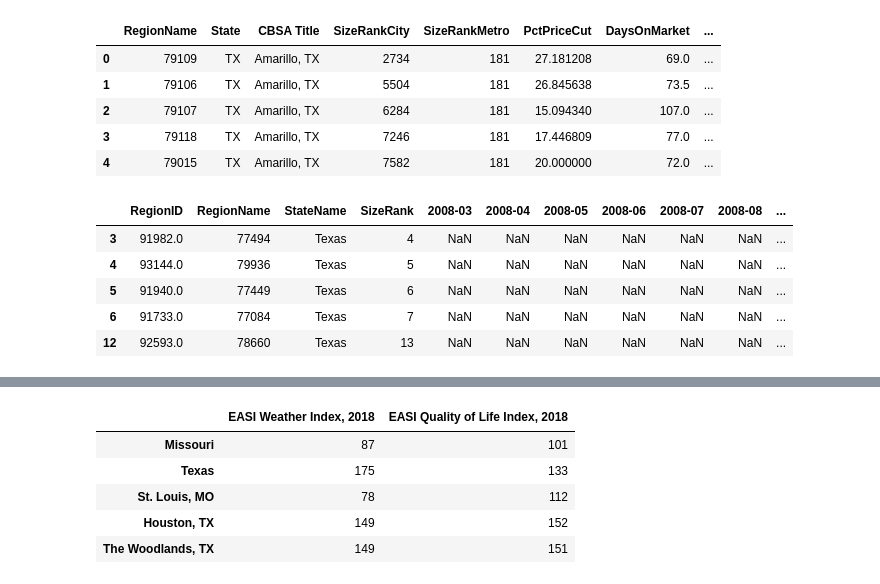
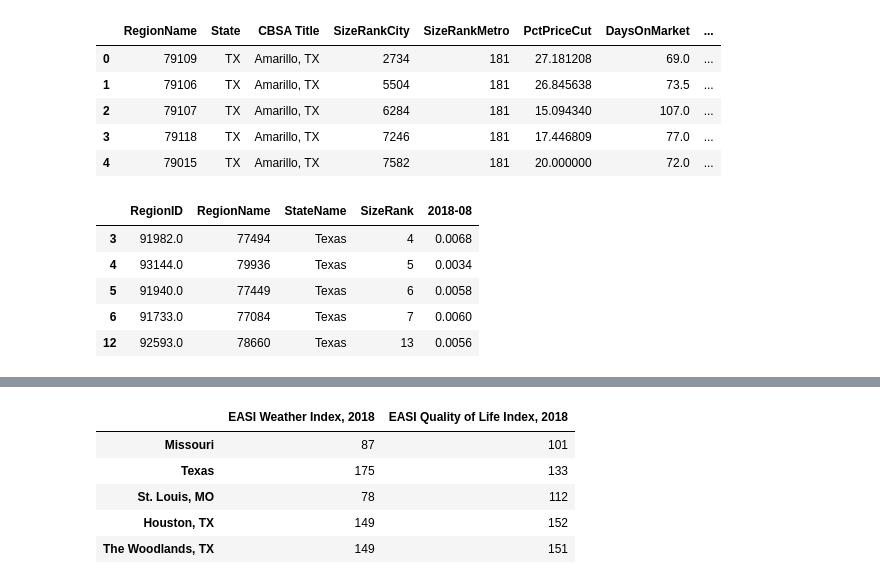
Before and after one commit to jmeisele/Kaggle, a Jupyter notebook: MarketingFinalRealEstate.ipynb, the cells around one changed output, grey strips where cells are left out. Cells and saved outputs as stored; diff of their text form; code cells hidden in the pictures.

```diff
--- a/MarketingFinalRealEstate.ipynb
+++ b/MarketingFinalRealEstate.ipynb
@@ -203,15 +206,16 @@ buyer_seller.head()
 # %%
 # Monthly Turnover
 mon_turnover = pd.read_csv("C:\\Users\\EISELJA\\Desktop\\Kaggle-master\\datasets\MonthlyTurnover_Zip.csv")
 mon_turnover = mon_turnover[(mon_turnover['StateName'] == 'Texas') | (mon_turnover['StateName'] == 'Missouri')]
+mon_turnover = mon_turnover.loc[:,['RegionID','RegionName','StateName','SizeRank','2018-08']]
 mon_turnover.head()
 # %% [output]
-|  | RegionID | RegionName | StateName | SizeRank | 2008-03 | 2008-04 | 2008-05 | 2008-06 | 2008-07 | 2008-08 | ... |
-| 3 | 91982.0 | 77494 | Texas | 4 | NaN | NaN | NaN | NaN | NaN | NaN | ... |
-| 4 | 93144.0 | 79936 | Texas | 5 | NaN | NaN | NaN | NaN | NaN | NaN | ... |
-| 5 | 91940.0 | 77449 | Texas | 6 | NaN | NaN | NaN | NaN | NaN | NaN | ... |
-| 6 | 91733.0 | 77084 | Texas | 7 | NaN | NaN | NaN | NaN | NaN | NaN | ... |
-| 12 | 92593.0 | 78660 | Texas | 13 | NaN | NaN | NaN | NaN | NaN | NaN | ... |
+|  | RegionID | RegionName | StateName | SizeRank | 2018-08 |
+| 3 | 91982.0 | 77494 | Texas | 4 | 0.0068 |
+| 4 | 93144.0 | 79936 | Texas | 5 | 0.0034 |
+| 5 | 91940.0 | 77449 | Texas | 6 | 0.0058 |
+| 6 | 91733.0 | 77084 | Texas | 7 | 0.0060 |
+| 12 | 92593.0 | 78660 | Texas | 13 | 0.0056 |
 # %%
 # % Of homes with increasing values
 inc_val = pd.read_csv("C:\\Users\\EISELJA\\Desktop\\Kaggle-master\\datasets\\Zip_PctOfHomesIncreasingInValues_AllHomes.csv")
```
Also changed, not shown: parts of 5 cells of this notebook.
